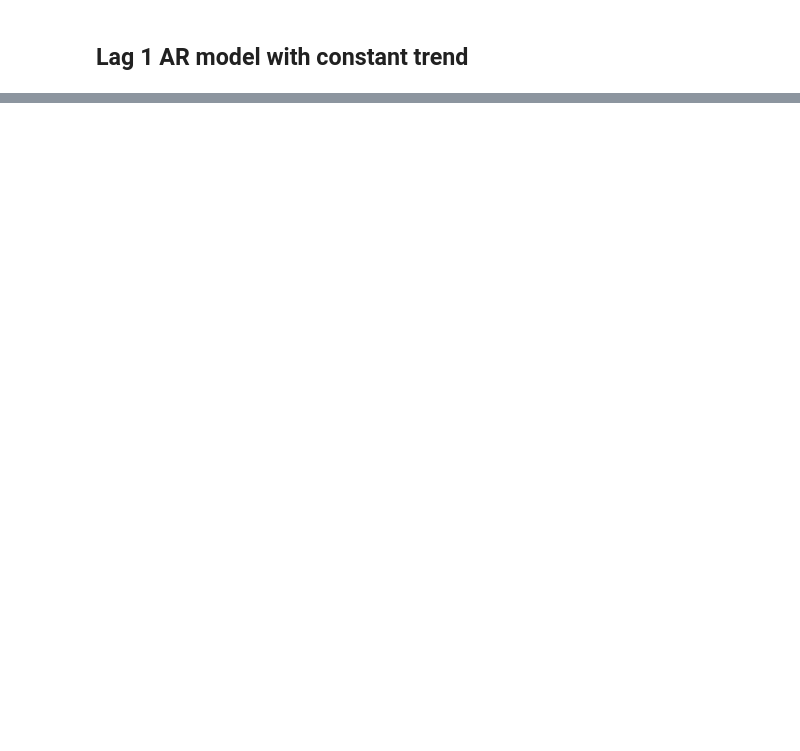
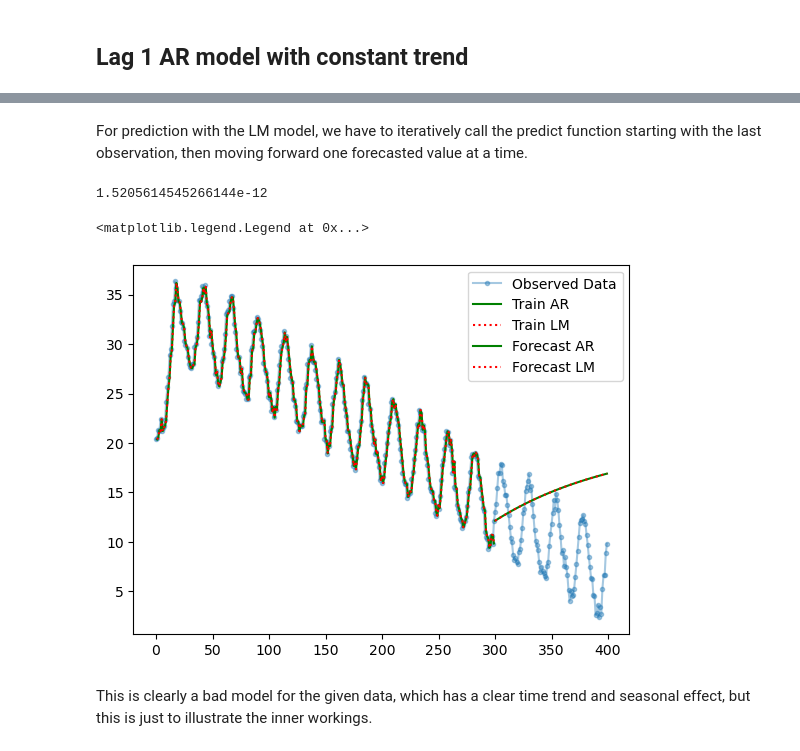
Before and after one commit to jh-206/Custom-Loss-FMDA, a Jupyter notebook: ar_models.ipynb, the cells around one changed output, grey strips where cells are left out. Saved outputs shown, nothing was run; the diff lists cells and outputs as text; code cells hidden in the pictures; blank space fills up the shorter version.

```diff
--- a/ar_models.ipynb
+++ b/ar_models.ipynb
@@ -46,7 +60,6 @@ fmte=fm[h2:len(fm)]
 ar1 = AutoReg(fmtr, lags=1).fit() # ROS is modeled response
 fit1 = ar1.predict(start=0, end=h2-1, dynamic=False) # ignore NAN values at beginning when lags can't be calculated
 fit1 = fit1[1:h2]  # ignore NAN values at beginning when lags can't be calculated
-preds1 = ar1.predict(start=len(fmtr), end=len(fmtr)+len(fmte)-1, dynamic=False)
 
 ## Reproduce with LinearRegression, with default constant mean (same as const trend)
 
@@ -57,11 +70,4 @@ X = X.dropna().to_numpy()
 
 mod = LinearRegression().fit(X, np.delete(fmtr, 0))
 fits = mod.predict(X)
-
-Xte = pd.DataFrame({'rs': fmte})
-Xte['lag1'] = Xte['rs'].shift(1)
-Xte = Xte.drop(['rs'], axis=1)
-Xte = Xte.dropna().to_numpy()
-
-preds = mod.predict(Xte)
 # %% [markdown]
@@ -78,0 +90,42 @@ ValueError: operands could not be broadcast together with shapes (99,) (100,)
+# %% [markdown]
+For prediction with the LM model, we have to iteratively call the predict function starting with the last observation, then moving forward one forecasted value at a time.
+# %%
+# Predict with built-in AR function
+preds1 = ar1.model.predict(ar1.params, start=len(fmtr), end=len(fm)-1, dynamic=False)
+# preds11 = ar1.forecast(hours-h2) # Note: equivalent
+# %%
+def predict_ts(m, f, ts):
+    "m: model object"
+    "f: observed"
+    "ts: number of time steps to forecast"
+
+    preds = np.zeros(ts) # initialize array of forecasts for return value
+
+    Xtemp = f[-1].reshape(1, 1) # model matrix with last fitted value
+
+    preds[0]=m.predict(Xtemp)
+
+    # Loop through remaining time steps and predict using last value
+    for i in range(1, ts):
+        Xtemp = preds[i-1].reshape(1, 1)
+        preds[i]=m.predict(Xtemp)
+
+    return preds
+# %%
+preds=predict_ts(mod, fmtr, len(fm)-h2)
+# %%
+np.max(np.abs(preds - preds1)) # Expect small value
+# %% [output]
+1.5205614545266144e-12
+# %%
+plt.plot(h, fm, "-o", label = "Observed Data", markersize=3, alpha=.4)
+plt.plot(h[1:h2], fit1,"-g", label = "Train AR")
+plt.plot(h[1:h2], fits, ":r", label = "Train LM")
+plt.plot(h[h2:hours], preds1,"-g", label = "Forecast AR")
+plt.plot(h[h2:hours], preds, ":r", label = "Forecast LM")
+plt.legend()
+# %% [output]
+<matplotlib.legend.Legend at 0x...>
+[figure, added]
+# %% [markdown]
+This is clearly a bad model for the given data, which has a clear time trend and seasonal effect, but this is just to illustrate the inner workings.
```
Also changed, not shown: parts of 6 cells of this notebook.
